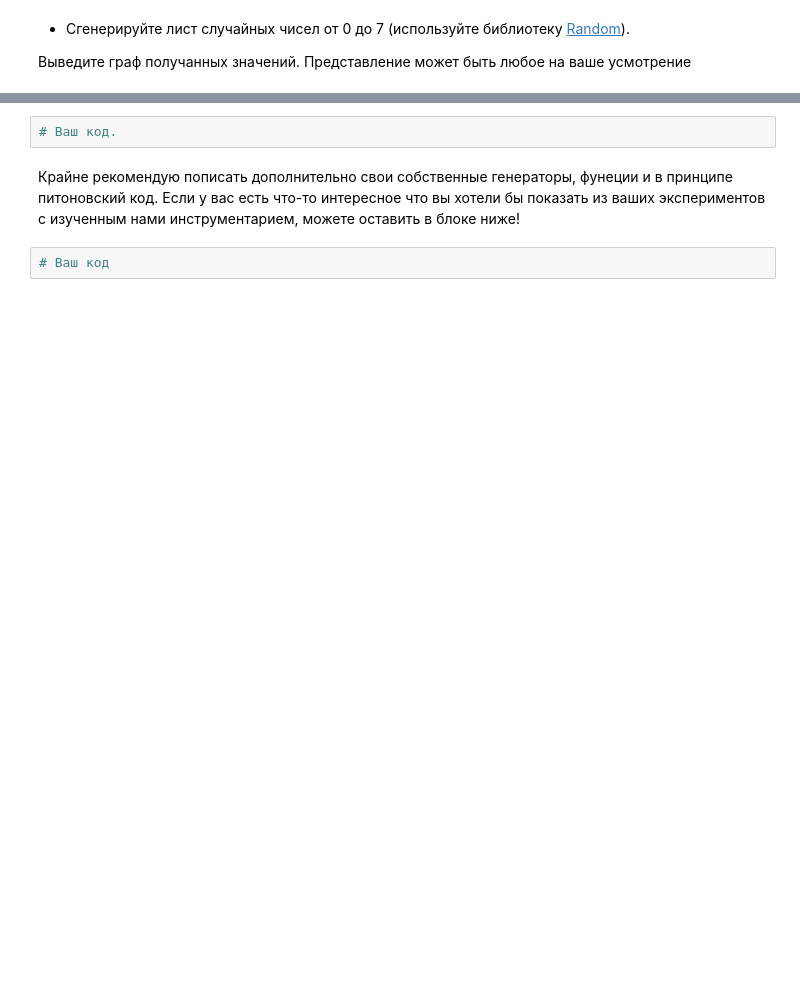
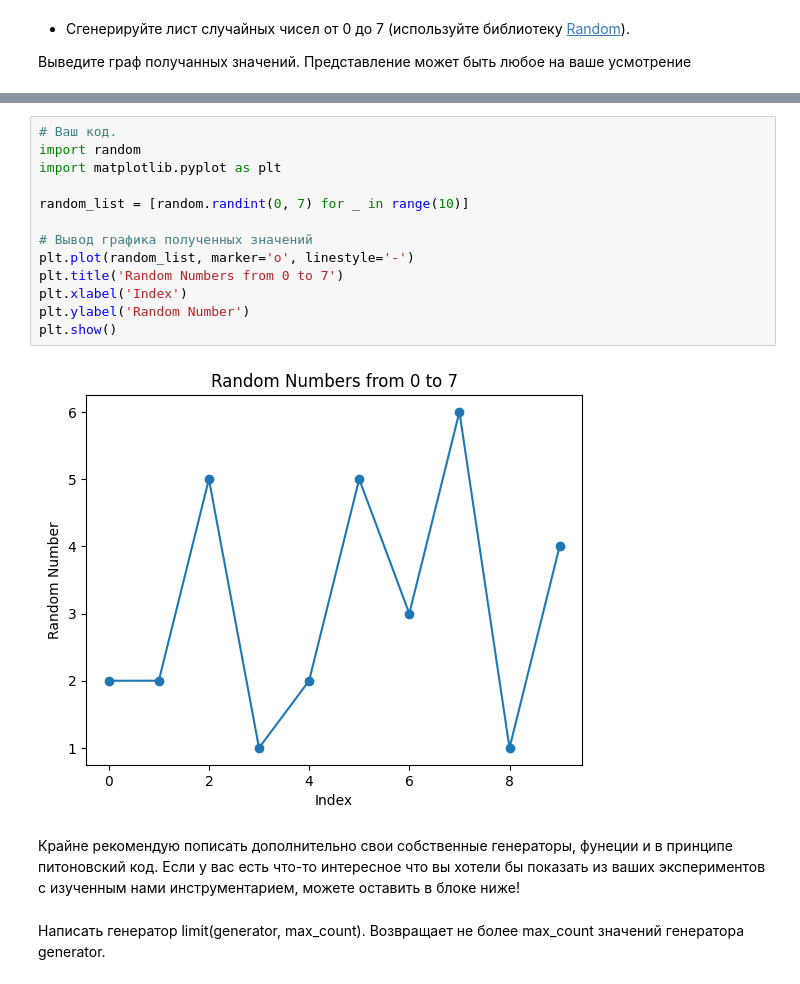
Before and after one commit to Sinrez/PythonProjects, a Jupyter notebook: HW1.ipynb, the cells around one changed output, grey strips where cells are left out. Cells and saved outputs as stored; diff of their text form; blank space fills up the shorter version.

```diff
--- a/HW1.ipynb
+++ b/HW1.ipynb
@@ -190,6 +407,19 @@ print()
-# %%
-# Ваш код.
+# %%
+# Ваш код.
+import random
+import matplotlib.pyplot as plt
+
+random_list = [random.randint(0, 7) for _ in range(10)]
+
+# Вывод графика полученных значений
+plt.plot(random_list, marker='o', linestyle='-')
+plt.title('Random Numbers from 0 to 7')
+plt.xlabel('Index')
+plt.ylabel('Random Number')
+plt.show()
+# %% [output]
+[figure, added]
 # %% [markdown]
 Крайне рекомендую пописать дополнительно свои собственные генераторы, фунеции и в принципе питоновский код. Если у вас есть что-то интересное что вы хотели бы показать из ваших экспериментов с изученным нами инструментарием, можете оставить в блоке ниже!
-# %%
-# Ваш код
+# %% [markdown]
+Написать генератор limit(generator, max_count). Возвращает не более max_count значений генератора generator.
```
Also changed, not shown: parts of 29 cells of this notebook.
